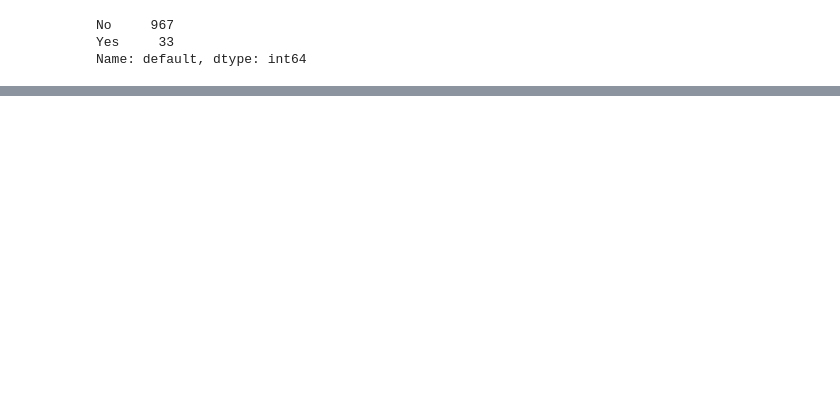
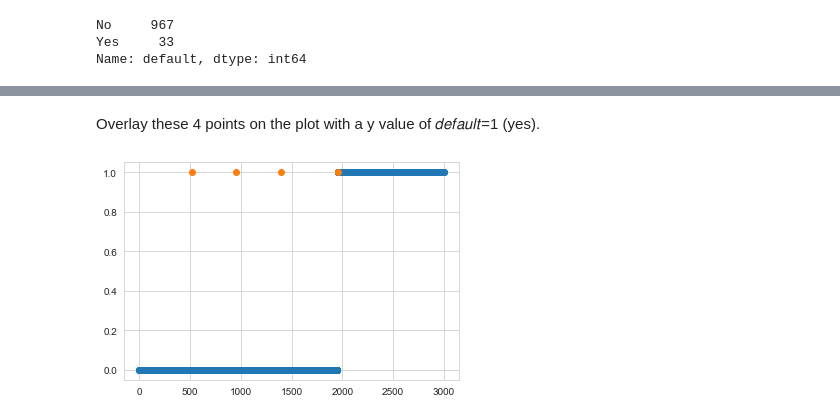
Before and after one commit to Heity94/01_DataScience_2021, a Jupyter notebook: Week_08/Homework8.ipynb, the cells around one changed output, grey strips where cells are left out. Saved outputs shown, nothing was run; the diff lists cells and outputs as text; code cells hidden in the pictures; blank space fills up the shorter version.

```diff
--- a/Week_08/Homework8.ipynb
+++ b/Week_08/Homework8.ipynb
@@ -77,0 +110,17 @@ plt.title('Default versus balance');
+# %%
+y_pred_prob = model.predict_proba(X_pred)
+# %%
+df_pred = pd.DataFrame(y_pred_prob, columns=["0","1"])
+# %%
+def find_balance(df, column, values):
+    '''find index (balance) closest to value'''
+    return [abs(df[column] - value).idxmin() for value in values]
+# %%
+balances = find_balance(df_pred,"1",[0.5,0.05, 0.005, 0.0005])
+# %% [markdown]
+Overlay these 4 points on the plot with a y value of  𝑑𝑒𝑓𝑎𝑢𝑙𝑡=1  (yes).
+# %%
+plt.scatter(X_pred,y_pred)
+plt.scatter(balances,np.ones(4));
+# %% [output]
+[figure, added]
```
Also changed, not shown: parts of 32 cells of this notebook, 1 other file.
